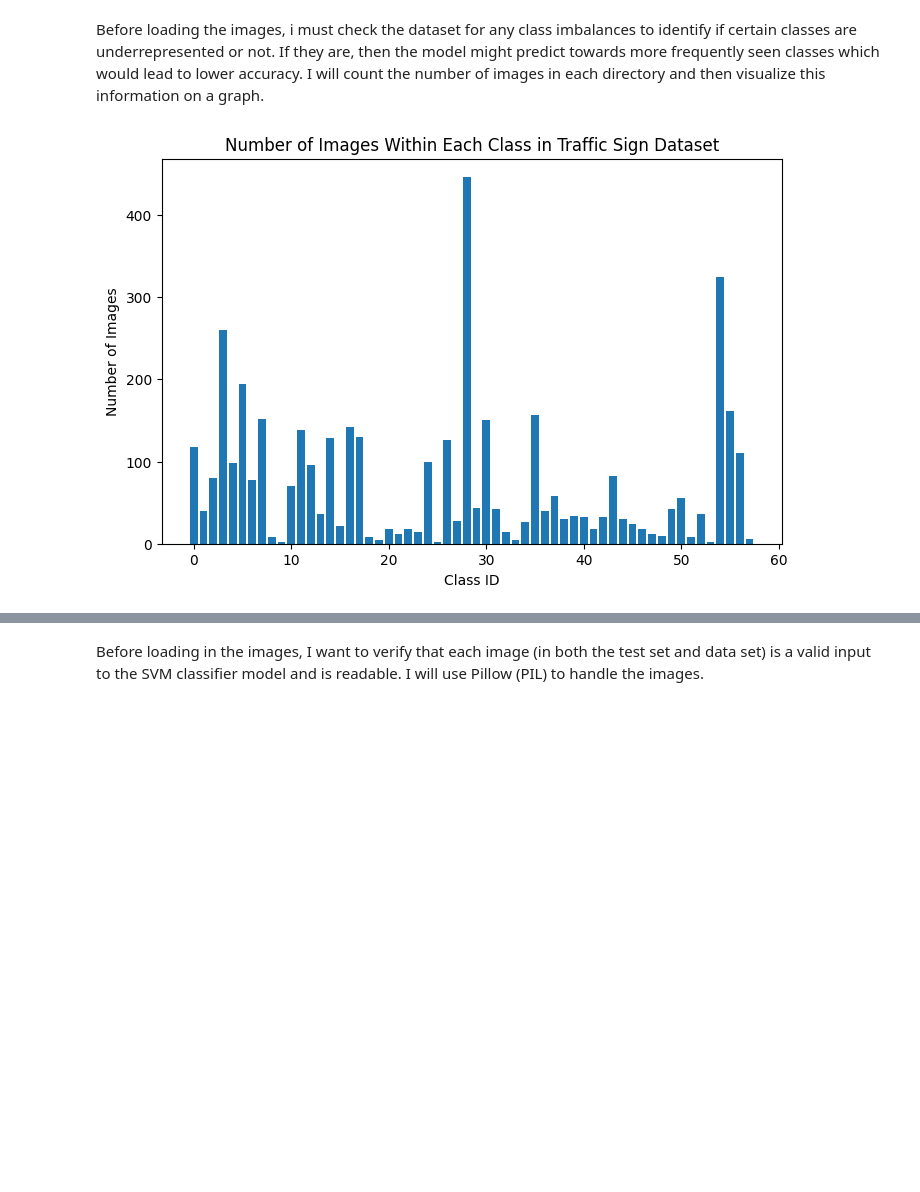
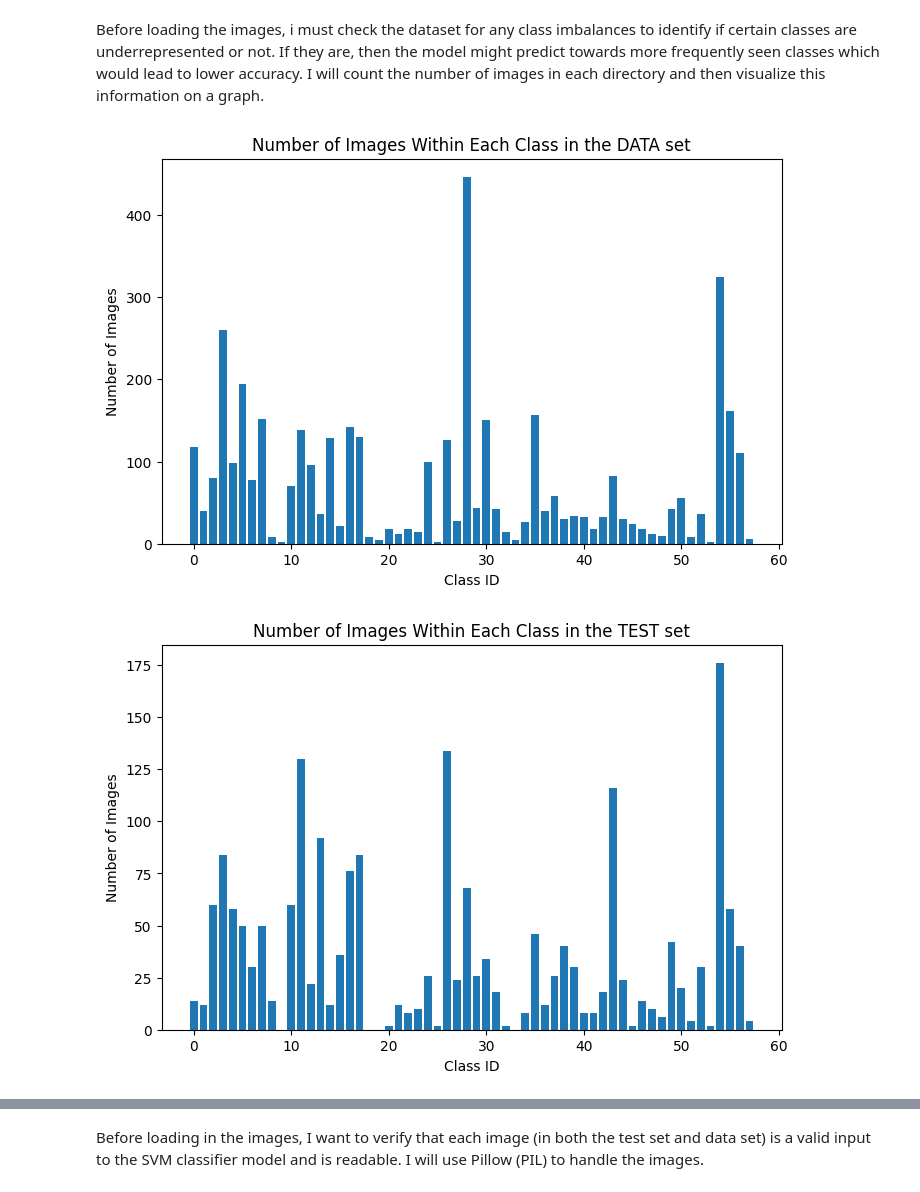
Before and after one commit to yarik-kra/Intro-AI-Coursework, a Jupyter notebook: svm-classifer-model.ipynb, the cells around one changed output, grey strips where cells are left out. Cells and saved outputs as stored; diff of their text form; code cells hidden in the pictures; blank space fills up the shorter version.

```diff
--- a/svm-classifer-model.ipynb
+++ b/svm-classifer-model.ipynb
@@ -3,23 +3,39 @@ Before loading the images, i must check the dataset for any class imbalances to
 # %%
 import os
 
 from matplotlib import pyplot as plt
 
 data_path = 'data/traffic_Data/DATA'
+test_path = 'data/traffic_Data/TEST'
 
 # Dictionary storing classes and the amount of images in each class
-class_image_counts = {}
+data_image_counts = {}
 for class_id in range(58):
     directory = os.path.join(data_path, str(class_id))
-    class_image_counts[class_id] = len(os.listdir(directory))
+    if os.path.exists(directory):
+        data_image_counts[class_id] = len(os.listdir(directory))
+
+test_image_counts = {}
+for class_id in range(58):
+    directory = os.path.join(test_path, str(class_id))
+    if os.path.exists(directory):
+        test_image_counts[class_id] = len(os.listdir(directory))
 
 # Plotting the data for each class
 plt.figure(figsize=(8, 5))
-plt.bar(class_image_counts.keys(), class_image_counts.values())
+plt.bar(data_image_counts.keys(), data_image_counts.values())
 plt.xlabel('Class ID')
 plt.ylabel('Number of Images')
-plt.title('Number of Images Within Each Class in Traffic Sign Dataset')
+plt.title('Number of Images Within Each Class in the DATA set')
 plt.show()
+
+plt.figure(figsize=(8, 5))
+plt.bar(test_image_counts.keys(), test_image_counts.values())
+plt.xlabel('Class ID')
+plt.ylabel('Number of Images')
+plt.title('Number of Images Within Each Class in the TEST set')
+plt.show()
 # %% [output]
-[figure, old version]
+[figure, new version]
+[figure, added]
 # %% [markdown]
```
Also changed, not shown: parts of 7 cells of this notebook.
